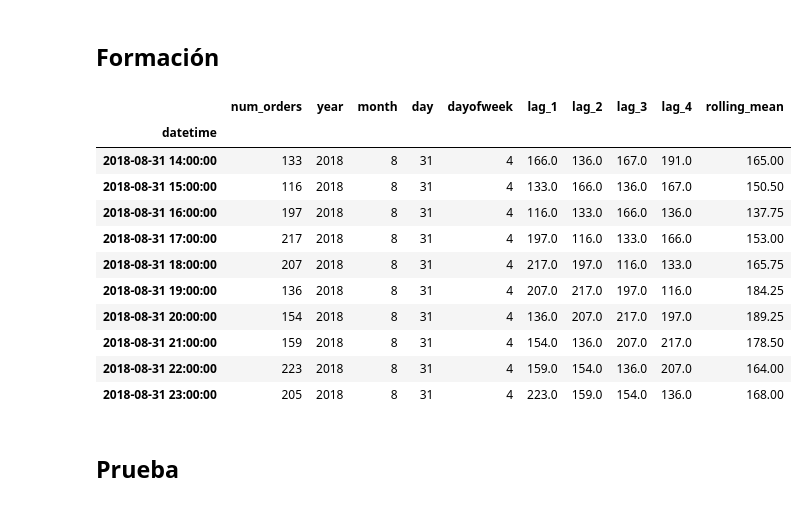
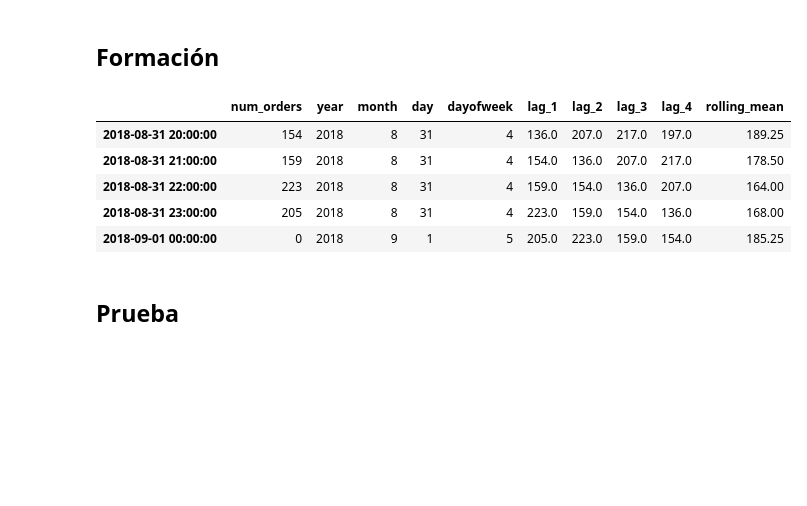
Before and after one commit to armodi97/time_series_13, a Jupyter notebook: Project_13.ipynb, the cells around one changed output. Cells and saved outputs as stored; diff of their text form; code cells hidden in the pictures; blank space fills up the shorter version.

```diff
--- a/Project_13.ipynb
+++ b/Project_13.ipynb
@@ -107,33 +107,33 @@ fig.show()
 # %% [markdown]
 ## Formación
 # %%
+
 def make_features(data, max_lag, rolling_mean_size):
+    new_row_index = [data.index[-1] + pd.Timedelta(hours=1)]
+    datos = {"num_orders":[0]}
+    new_row = pd.DataFrame( data= datos, index= new_row_index)
+    data = pd.concat([data,new_row])
+
     data["year"] = data.index.year
     data["month"] = data.index.month
     data["day"] = data.index.day
     data["dayofweek"] = data.index.dayofweek
 
     for lag in range(1, max_lag + 1):
         data["lag_{}".format(lag)] = data["num_orders"].shift(lag)
 
     data["rolling_mean"] = data["num_orders"].shift().rolling(rolling_mean_size).mean()
+    return data
 
-
-make_features(data_hour, 4, 4)
-display(data_hour.tail(10))
+data_hour = make_features(data_hour, 4, 4)
+display(data_hour.tail(5))
 # %% [output]
 |  | num_orders | year | month | day | dayofweek | lag_1 | lag_2 | lag_3 | lag_4 | rolling_mean |
-| datetime |  |  |  |  |  |  |  |  |  |  |
-| 2018-08-31 14:00:00 | 133 | 2018 | 8 | 31 | 4 | 166.0 | 136.0 | 167.0 | 191.0 | 165.00 |
-| 2018-08-31 15:00:00 | 116 | 2018 | 8 | 31 | 4 | 133.0 | 166.0 | 136.0 | 167.0 | 150.50 |
-| 2018-08-31 16:00:00 | 197 | 2018 | 8 | 31 | 4 | 116.0 | 133.0 | 166.0 | 136.0 | 137.75 |
-| 2018-08-31 17:00:00 | 217 | 2018 | 8 | 31 | 4 | 197.0 | 116.0 | 133.0 | 166.0 | 153.00 |
-| 2018-08-31 18:00:00 | 207 | 2018 | 8 | 31 | 4 | 217.0 | 197.0 | 116.0 | 133.0 | 165.75 |
-| 2018-08-31 19:00:00 | 136 | 2018 | 8 | 31 | 4 | 207.0 | 217.0 | 197.0 | 116.0 | 184.25 |
 | 2018-08-31 20:00:00 | 154 | 2018 | 8 | 31 | 4 | 136.0 | 207.0 | 217.0 | 197.0 | 189.25 |
 | 2018-08-31 21:00:00 | 159 | 2018 | 8 | 31 | 4 | 154.0 | 136.0 | 207.0 | 217.0 | 178.50 |
 | 2018-08-31 22:00:00 | 223 | 2018 | 8 | 31 | 4 | 159.0 | 154.0 | 136.0 | 207.0 | 164.00 |
 | 2018-08-31 23:00:00 | 205 | 2018 | 8 | 31 | 4 | 223.0 | 159.0 | 154.0 | 136.0 | 168.00 |
+| 2018-09-01 00:00:00 | 0 | 2018 | 9 | 1 | 5 | 205.0 | 223.0 | 159.0 | 154.0 | 185.25 |
 # %% [markdown]
 ## Prueba
 # %%
```
Also changed, not shown: parts of 6 cells of this notebook, 4 other files.
